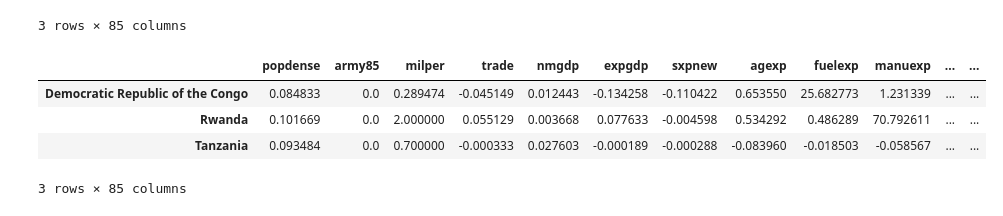
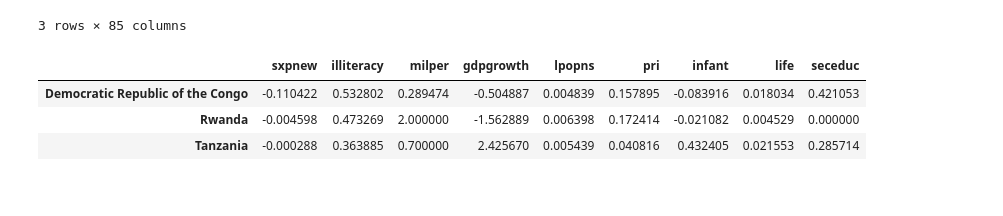
Before and after one commit to epfl-ada/ada-2020-project-milestone-p3-p3_cadastrophe, a Jupyter notebook: Data_Exploration.ipynb, the cells around one changed output. Saved outputs shown, nothing was run; the diff lists cells and outputs as text; code cells hidden in the pictures.

```diff
--- a/Data_Exploration.ipynb
+++ b/Data_Exploration.ipynb
@@ -687,10 +687,10 @@ onsets[:10]
 import seaborn as sns
 def display_onset_effect(df, country, onset_date, feat, t_win=3, ylim=[]):
     onset_date = np.datetime64(onset_date)
-    start = onset_date - np.timedelta64(365*t_win+1, 'D')
-    end = onset_date + np.timedelta64(365*t_win, 'D')
+    start = onset_date - np.timedelta64(366*t_win+1, 'D')
+    end = onset_date + np.timedelta64(366*(t_win-1), 'D')
     tmp = df.loc[(df["country"] == country) & (df["year"] <= end) & (df["year"] >= start)]
-    sns.scatterplot(data=tmp,x="year",y='milper')
+    sns.scatterplot(data=tmp,x="year",y=feat)
     plt.title(country)
     plt.axvline(x=onset_date, c='r', ls="--")
 
@@ -706,11 +706,14 @@ def bin_onset_effect(df, country, onset_date, feat, t_win=3, threshold=0.1, inc=
         TODO : improve the data missing evaluation, check for NaN
     """
     onset_date = np.datetime64(onset_date)
-    start = onset_date - np.timedelta64(365*t_win+1, 'D')
-    end = onset_date + np.timedelta64(365*t_win, 'D')
+    start = onset_date - np.timedelta64(366*t_win+1, 'D')
+    end = onset_date + np.timedelta64(366*(t_win-1), 'D')
     tmp = df.loc[(df["country"] == country) & (df["year"] <= end) & (df["year"] >= start)]
 
-    if(len(tmp.loc[tmp["year"]<onset_date]) < t_win) or (len(tmp.loc[tmp["year"]>=onset_date]) < t_win):
+    if(len(tmp.loc[tmp["year"]<onset_date]) < t_win) or \
+        (len(tmp.loc[tmp["year"]>=onset_date]) < t_win) or \
+        (tmp.loc[tmp["year"]<onset_date][feat].isnull().sum() > 1) or \
+        (tmp.loc[tmp["year"]>=onset_date][feat].isnull().sum() > 1):
         return 0, 0
 
     before_mean = np.nanmean(tmp.loc[tmp["year"]<onset_date][feat])
@@ -741,0 +744,4 @@ display_onset_effect(sambanis, rand_onset[1], rand_onset[0], 'milper', 5)
+# %%
+onset_date = rand_onset[0]
+start = onset_date - np.timedelta64(366*5+1, 'D')
+end = onset_date + np.timedelta64(366*4, 'D')
@@ -885,11 +916,10 @@ pos
 3 rows × 85 columns
 # %%
 #compute the variation and transpose
-tmp = (pos-pre)/pre
+tmp = (pos[feat_subset]-pre[feat_subset])/pre[feat_subset]
 tmp
 # %% [output]
-|  | popdense | army85 | milper | trade | nmgdp | expgdp | sxpnew | agexp | fuelexp | manuexp | ... | ... |
-| Democratic Republic of the Congo | 0.084833 | 0.0 | 0.289474 | -0.045149 | 0.012443 | -0.134258 | -0.110422 | 0.653550 | 25.682773 | 1.231339 | ... | ... |
-| Rwanda | 0.101669 | 0.0 | 2.000000 | 0.055129 | 0.003668 | 0.077633 | -0.004598 | 0.534292 | 0.486289 | 70.792611 | ... | ... |
-| Tanzania | 0.093484 | 0.0 | 0.700000 | -0.000333 | 0.027603 | -0.000189 | -0.000288 | -0.083960 | -0.018503 | -0.058567 | ... | ... |
+|  | sxpnew | illiteracy | milper | gdpgrowth | lpopns | pri | infant | life | seceduc |
+| Democratic Republic of the Congo | -0.110422 | 0.532802 | 0.289474 | -0.504887 | 0.004839 | 0.157895 | -0.083916 | 0.018034 | 0.421053 |
+| Rwanda | -0.004598 | 0.473269 | 2.000000 | -1.562889 | 0.006398 | 0.172414 | -0.021082 | 0.004529 | 0.000000 |
+| Tanzania | -0.000288 | 0.363885 | 0.700000 | 2.425670 | 0.005439 | 0.040816 | 0.432405 | 0.021553 | 0.285714 |
-3 rows × 85 columns
```
Also changed, not shown: parts of 14 cells of this notebook, 2 other files.
